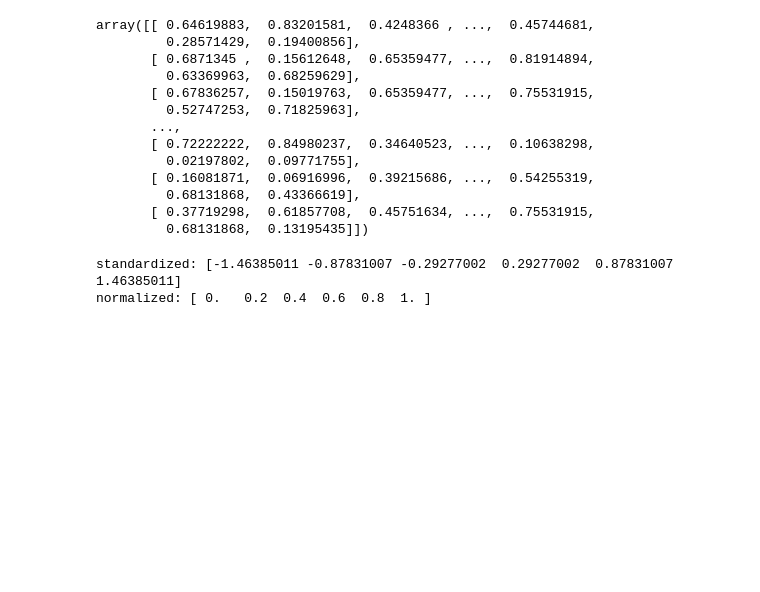
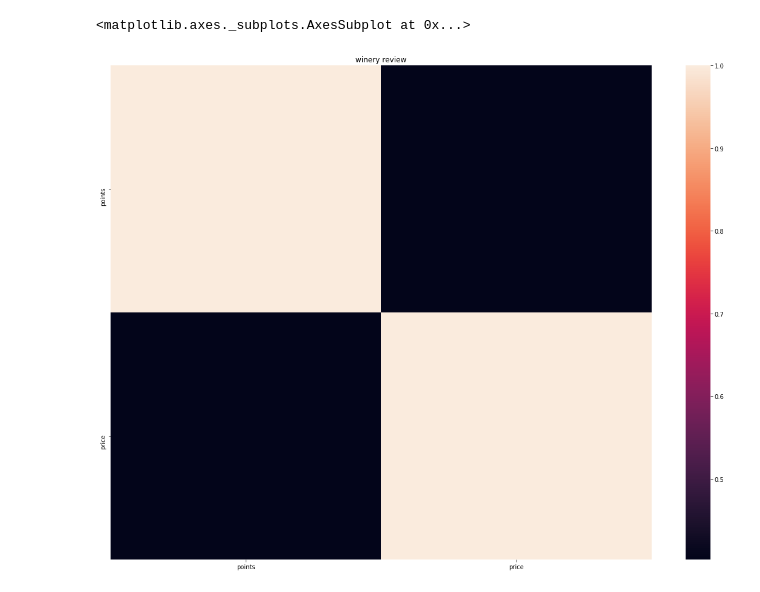
Before and after one commit to jieyima/machinelearningHW, a Jupyter notebook: Winery initial EDA.ipynb, the cells around one changed output. Saved outputs shown, nothing was run; the diff lists cells and outputs as text; code cells hidden in the pictures; blank space fills up the shorter version.

```diff
--- a/Winery initial EDA.ipynb
+++ b/Winery initial EDA.ipynb
@@ -30,0 +8,6 @@ NameError: name 'facet' is not defined
+# %%
+df_wine = pd.read_csv("/Users/Jessica/Desktop/winereviews/winemag-data-130k-v2.csv")
+# %%
+df_wine = df_wine.drop(["Unnamed: 0"], axis='columns')
+# %%
+df_wine = df_wine.dropna(subset = ['price','country','variety'])
@@ -30,0 +63,4 @@ NameError: name 'facet' is not defined
+# %%
+df = df_wine[df_wine.variety.isin(df_wine.variety.value_counts().head(9).index)]
+df = df[df.country.isin(df.country.value_counts().head(9).index)]
+df
@@ -31,3 +96,14 @@ NameError: name 'facet' is not defined
+# %%
+plt.subplots(figsize=(20,15))
+ax = plt.axes()
+ax.set_title("winery review")
+corr = df.corr()
+sns.heatmap(corr,
+            xticklabels=corr.columns.values,
+            yticklabels=corr.columns.values)
+# %% [output]
+<matplotlib.axes._subplots.AxesSubplot at 0x...>
+[figure, added]
 # %%
 from sklearn.model_selection import train_test_split
 
@@ -37,29 +113,3 @@ X_train, X_test, y_train, y_test = train_test_split(X, y,
                                                     test_size=0.3,
                                                     random_state=0,
                                                     stratify=y)
-# %%
-from sklearn.preprocessing import MinMaxScaler
-mms = MinMaxScaler()
-X_train_norm = mms.fit_transform(X_train)
-X_test_norm = mms.transform(X_test)
-# %% [output]
-array([[ 0.64619883,  0.83201581,  0.4248366 , ...,  0.45744681,
-         0.28571429,  0.19400856],
-       [ 0.6871345 ,  0.15612648,  0.65359477, ...,  0.81914894,
-         0.63369963,  0.68259629],
-       [ 0.67836257,  0.15019763,  0.65359477, ...,  0.75531915,
-         0.52747253,  0.71825963],
-       ...,
-       [ 0.72222222,  0.84980237,  0.34640523, ...,  0.10638298,
-         0.02197802,  0.09771755],
-       [ 0.16081871,  0.06916996,  0.39215686, ...,  0.54255319,
-         0.68131868,  0.43366619],
-       [ 0.37719298,  0.61857708,  0.45751634, ...,  0.75531915,
-         0.68131868,  0.13195435]])
-# %%
-ex = np.array([0, 1, 2, 3, 4, 5])
-print('standardized:', (ex - ex.mean()) / ex.std())
-print('normalized:', (ex - ex.min()) / (ex.max() - ex.min()))
-# %% [output]
-standardized: [-1.46385011 -0.87831007 -0.29277002  0.29277002  0.87831007  1.46385011]
-normalized: [ 0.   0.2  0.4  0.6  0.8  1. ]
```
Also changed, not shown: parts of 15 cells of this notebook.
